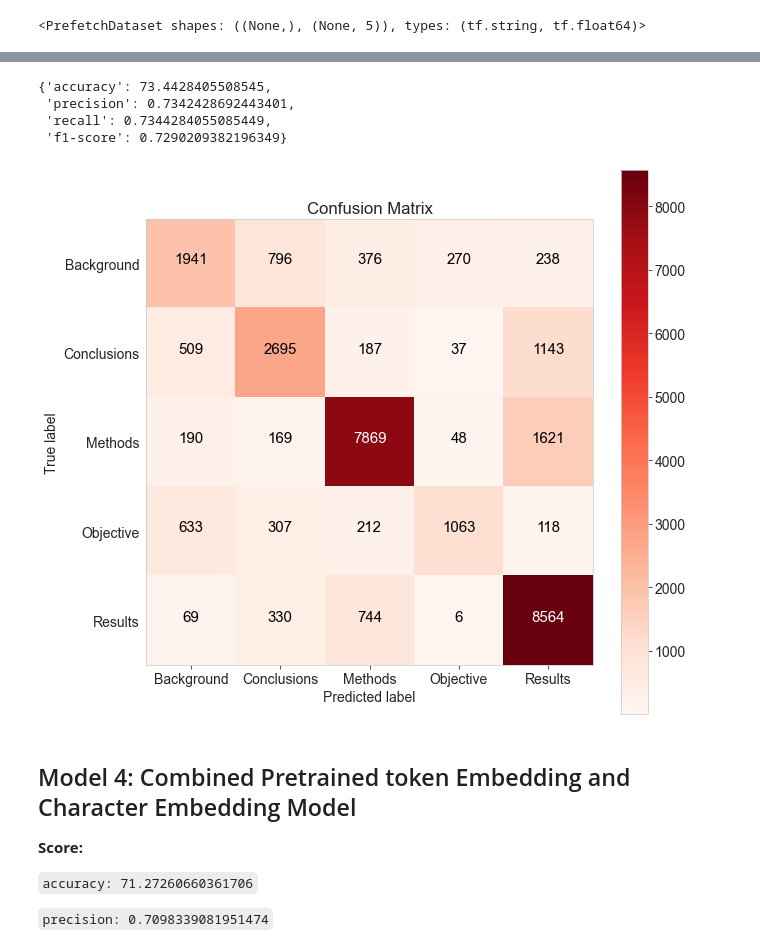
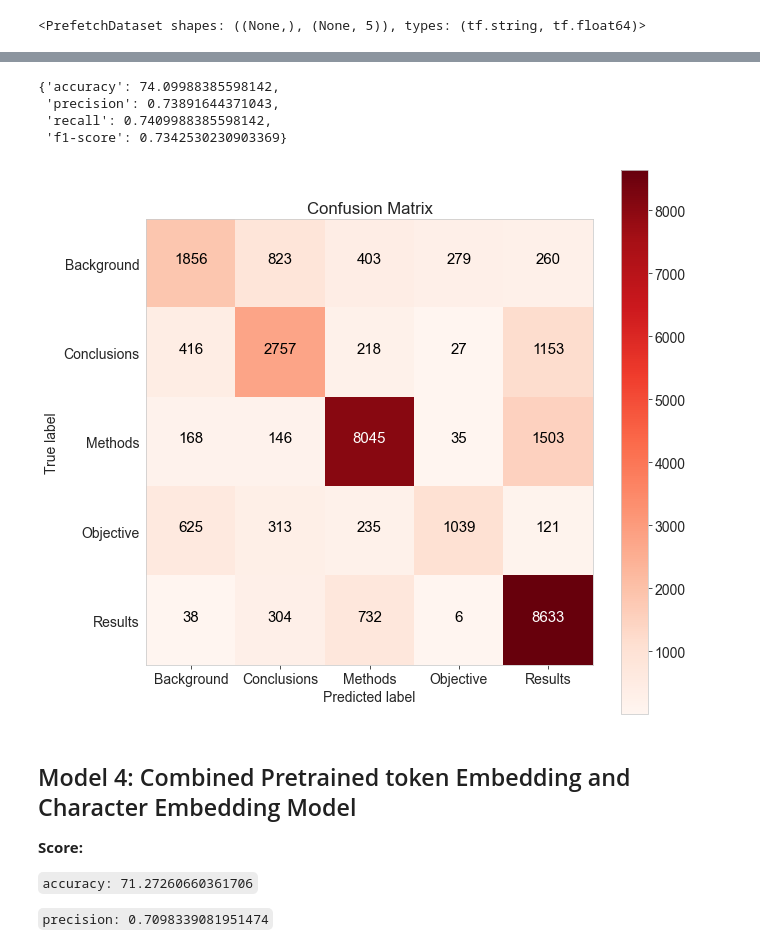
Before and after one commit to Maverick1617/Data_Science, a Jupyter notebook: Paper Implementation/PubMed 200k RCT/Notebook.ipynb, the cells around one changed output, grey strips where cells are left out. Drawn from its saved outputs; the diff is of its cells as text; code cells hidden in the pictures.

```diff
--- a/Paper Implementation/PubMed 200k RCT/Notebook.ipynb
+++ b/Paper Implementation/PubMed 200k RCT/Notebook.ipynb
@@ -573,5 +593,5 @@ train_char_dataset
 <PrefetchDataset shapes: ((None,), (None, 5)), types: (tf.string, tf.float64)>
 # %%
 # Fitting data
-his_3 = model_3.fit(train_char_dataset, epochs=5, validation_data=val_char_dataset)
+his_3 = model_3.fit(train_char_dataset, epochs=10, validation_data=val_char_dataset)
 # %% [output]
@@ -595,14 +625,14 @@ niffo_plotter.plot_model_history_accuracy(his_3, model_name="Model 3")
 model_3_preds = tf.argmax(model_3.predict(test_char_dataset), axis=1)
 calculate_result(y_true=etest_labels, y_predict=model_3_preds)
 # %% [output]
-{'accuracy': 73.4428405508545,
- 'precision': 0.7342428692443401,
- 'recall': 0.7344284055085449,
- 'f1-score': 0.7290209382196349}
+{'accuracy': 74.09988385598142,
+ 'precision': 0.73891644371043,
+ 'recall': 0.7409988385598142,
+ 'f1-score': 0.7342530230903369}
 # %%
-make_confusion_matrix(y_true=etest_labels, y_pred=model_3_preds, classes=mat_class)
+niffo_plotter.plot_confusion_matrix(y_true=etest_labels, y_predict=model_3_preds, classes=mat_class)
 # %% [output]
-[figure, old version]
+[figure, new version]
 # %% [markdown]
 ## Model 4: Combined Pretrained token Embedding and Character Embedding Model
 
```
Also changed, not shown: parts of 73 cells of this notebook.
